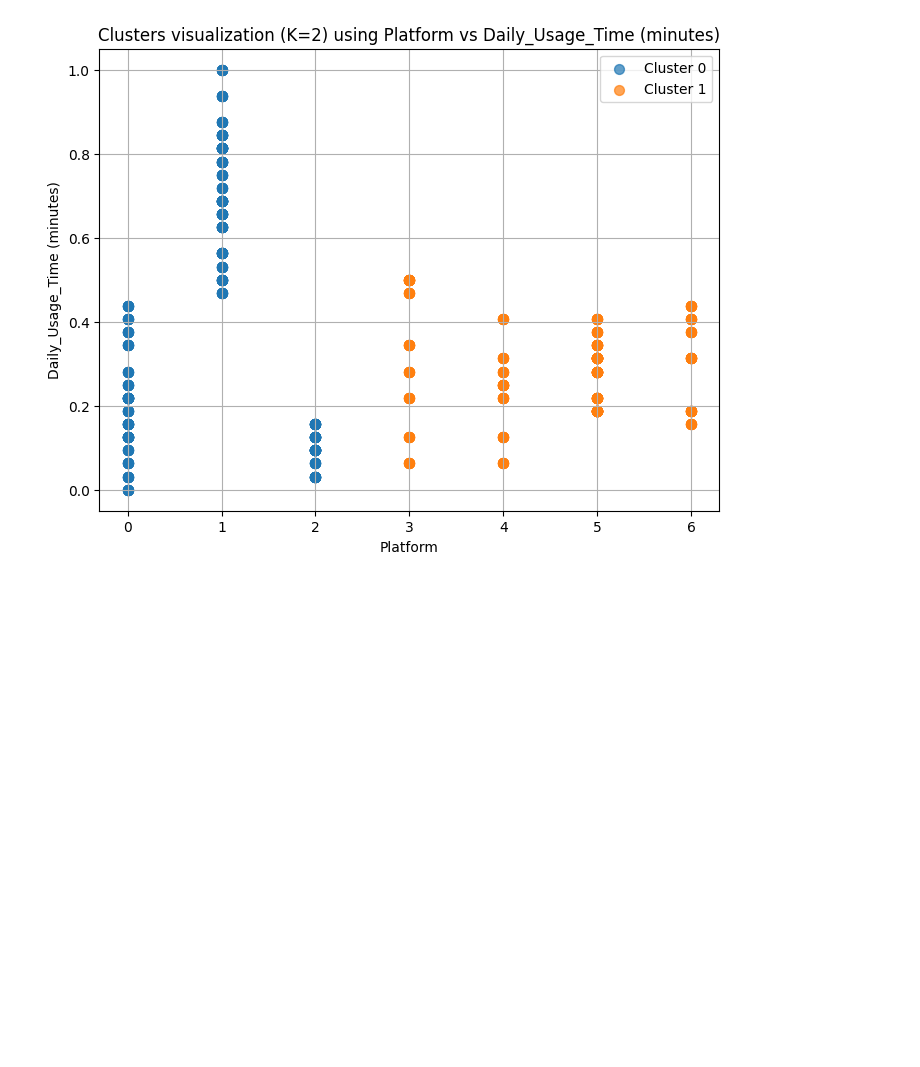
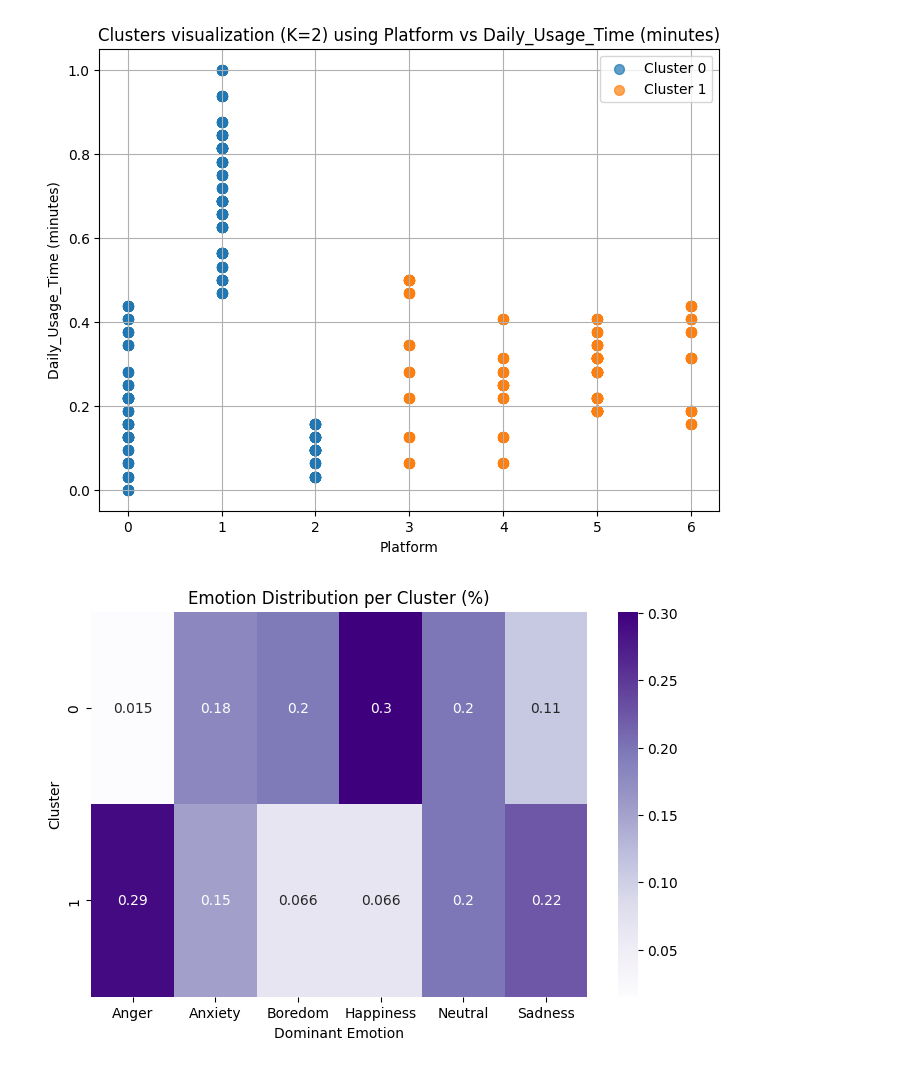
Before and after one commit to WajdAlsuhaymi/IT326-DataMining-Group2, a Jupyter notebook: Reports/Phase3.ipynb, the cells around one changed output. Cells and saved outputs as stored; diff of their text form; code cells hidden in the pictures; blank space fills up the shorter version.

```diff
--- a/Reports/Phase3.ipynb
+++ b/Reports/Phase3.ipynb
@@ -805,3 +794,17 @@ plt.show()
 # %% [output]
 Top 2 separating features: Platform vs Daily_Usage_Time (minutes)
 [figure]
+# %%
+import seaborn as sns
+import matplotlib.pyplot as plt
+
+ct = pd.crosstab(df["Final_Cluster"], df["Dominant_Emotion"], normalize="index").round(3)
+
+plt.figure(figsize=(8,5))
+sns.heatmap(ct, annot=True, cmap="Purples")
+plt.title("Emotion Distribution per Cluster (%)")
+plt.xlabel("Dominant Emotion")
+plt.ylabel("Cluster")
+plt.show()
+# %% [output]
+[figure, added]
```
Also changed, not shown: parts of 13 cells of this notebook.
